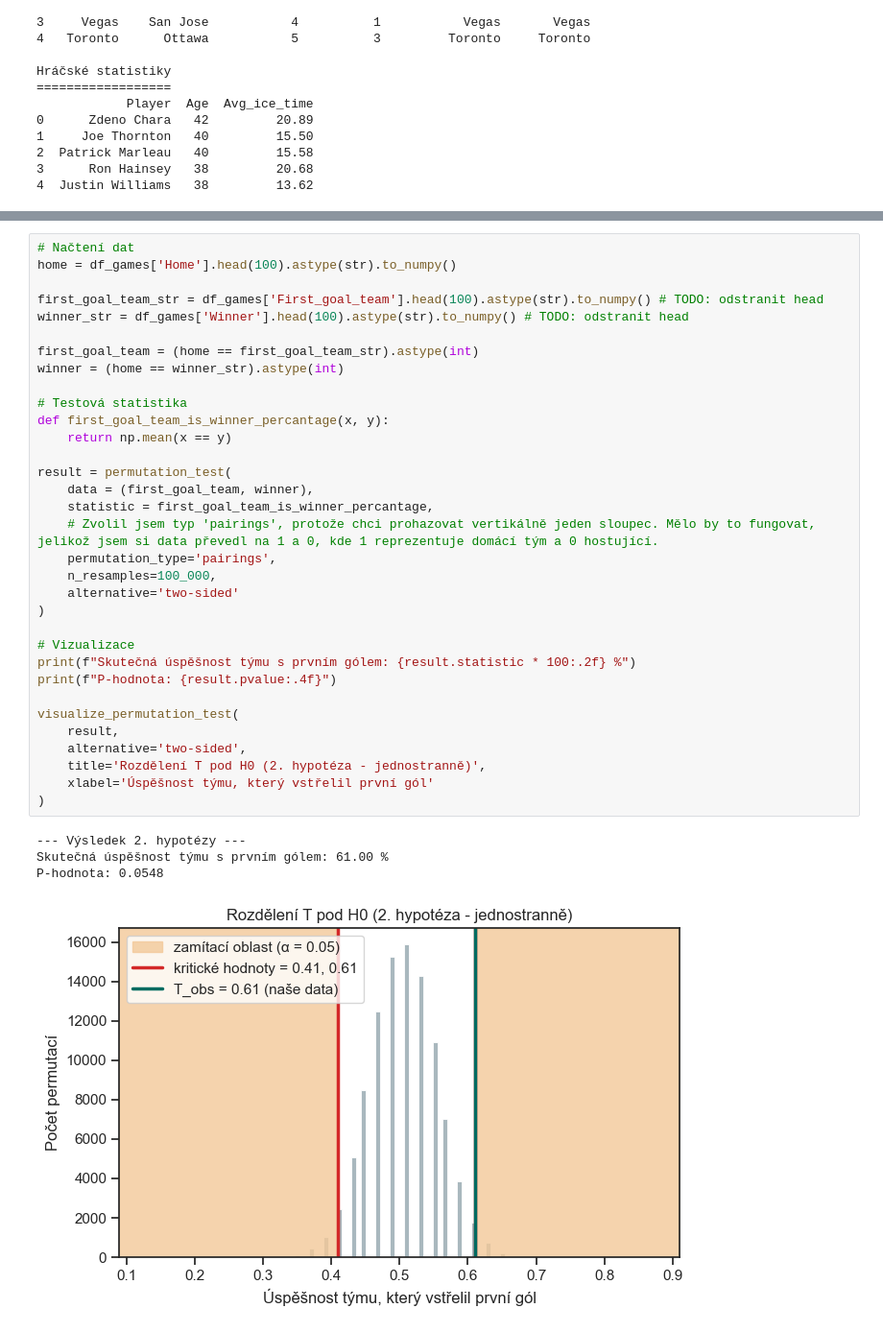
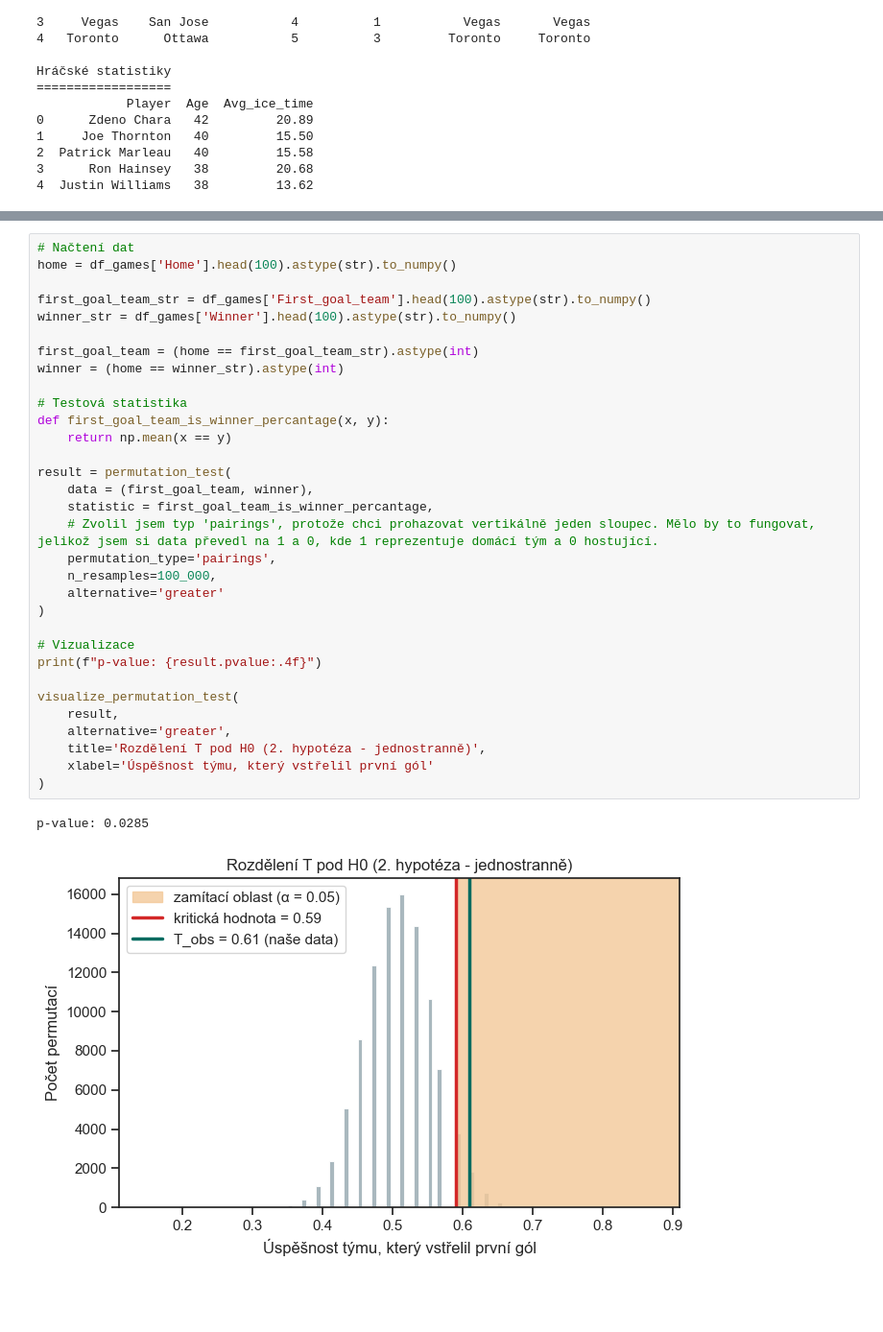
Before and after one commit to honzabenes/NMAI059_PaSt, a Jupyter notebook: statisticky_projekt/statisticky_projekt.ipynb, the cells around one changed output, grey strips where cells are left out. Shown at 96% size. Cells and saved outputs as stored; diff of their text form; blank space fills up the shorter version.

```diff
--- a/statisticky_projekt/statisticky_projekt.ipynb
+++ b/statisticky_projekt/statisticky_projekt.ipynb
@@ -98,41 +97,38 @@ Testová statistika - $T = Avg(X_{first\_goal\_team} = X_{winner})$
 # %%
 # Načtení dat
 home = df_games['Home'].head(100).astype(str).to_numpy()
 
-first_goal_team_str = df_games['First_goal_team'].head(100).astype(str).to_numpy() # TODO: odstranit head
-winner_str = df_games['Winner'].head(100).astype(str).to_numpy() # TODO: odstranit head
+first_goal_team_str = df_games['First_goal_team'].head(100).astype(str).to_numpy()
+winner_str = df_games['Winner'].head(100).astype(str).to_numpy()
 
 first_goal_team = (home == first_goal_team_str).astype(int)
 winner = (home == winner_str).astype(int)
 
 # Testová statistika
 def first_goal_team_is_winner_percantage(x, y):
     return np.mean(x == y)
 
 result = permutation_test(
     data = (first_goal_team, winner),
     statistic = first_goal_team_is_winner_percantage,
     # Zvolil jsem typ 'pairings', protože chci prohazovat vertikálně jeden sloupec. Mělo by to fungovat, jelikož jsem si data převedl na 1 a 0, kde 1 reprezentuje domácí tým a 0 hostující.
     permutation_type='pairings',
     n_resamples=100_000,
-    alternative='two-sided'
+    alternative='greater'
 )
 
 # Vizualizace
-print(f"Skutečná úspěšnost týmu s prvním gólem: {result.statistic * 100:.2f} %")
-print(f"P-hodnota: {result.pvalue:.4f}")
+print(f"p-value: {result.pvalue:.4f}")
 
 visualize_permutation_test(
     result,
-    alternative='two-sided',
+    alternative='greater',
     title='Rozdělení T pod H0 (2. hypotéza - jednostranně)',
     xlabel='Úspěšnost týmu, který vstřelil první gól'
 )
 # %% [output]
---- Výsledek 2. hypotézy ---
-Skutečná úspěšnost týmu s prvním gólem: 61.00 %
-P-hodnota: 0.0548
+p-value: 0.0285
-[figure, old version]
+[figure, new version]
 # %% [markdown]
 ### 3. hypotéza - Permutační test
 $h_0$ = Mezi věkem a průměrným časem stráveným na ledě není vztah, korelace se rovná 0.\
```
Also changed, not shown: parts of 5 cells of this notebook, 2 other files.
